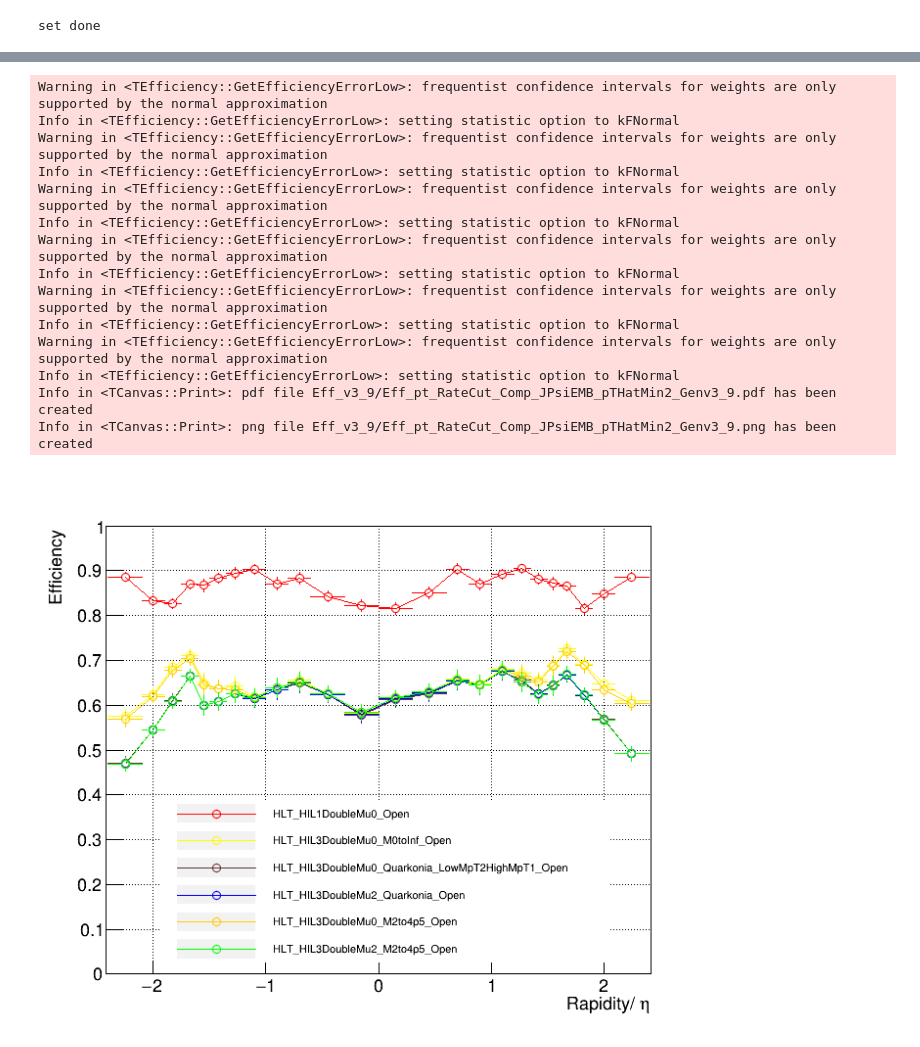
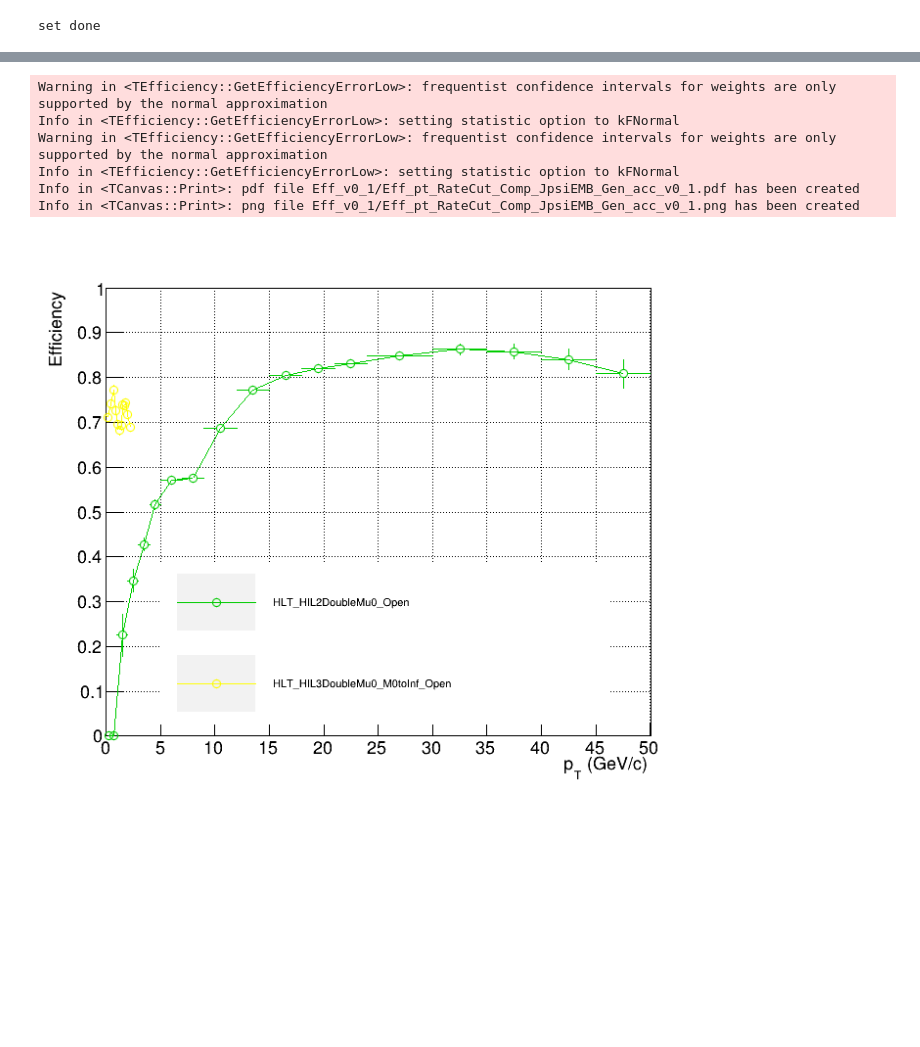
Before and after one commit to vince502/EffCalc, a Jupyter notebook: GetEfficiency.ipynb, the cells around one changed output, grey strips where cells are left out. Drawn from its saved outputs; the diff is of its cells as text; code cells hidden in the pictures; blank space fills up the shorter version.

```diff
--- a/GetEfficiency.ipynb
+++ b/GetEfficiency.ipynb
@@ -110,7 +111,7 @@ def DrawTrigOne(trigDir, obj, canv, _and = False, _col = 221) :
     canv.Draw()
     return canv
 
-def DrawTrigSeq(trigDir, obj, canv, _and = False, _col = 221, _leg = 0, _marker = 1, _disc = "", _pltmode = "") :
+def DrawTrigSeq(trigDir, obj, canv, _and = False, _col = 221, _leg = 0, _marker = 1, _disc = "", _pltmode = "", _rangeDo= 0, _rangeUp = 50) :
     if not ( _and ) :
         canv.Clear();
     first = True;
@@ -130,7 +131,7 @@ def DrawTrigSeq(trigDir, obj, canv, _and = False, _col = 221, _leg = 0, _marker
     hist.SetMarkerStyle(_marker)
     hist.GetYaxis().SetRangeUser(range_do,range_up)
     hist.GetYaxis().SetNdivisions(int((range_up)*10))
-    hist.GetXaxis().SetRangeUser(0, 50)
+    hist.GetXaxis().SetRangeUser(_rangeDo, _rangeUp)
     hist.GetXaxis().SetNdivisions(20)
     hist.GetXaxis().SetTitle("p_{T} (GeV/c)")
     if( _pltmode == 'Y' ):
@@ -141,6 +142,10 @@ def DrawTrigSeq(trigDir, obj, canv, _and = False, _col = 221, _leg = 0, _marker
         hist.GetXaxis().SetRangeUser(0, 200)
         hist.GetXaxis().SetNdivisions(20)
         hist.GetXaxis().SetTitle("Centrality (x2)")
+    if( _pltmode == 'PH' ):
+        hist.GetXaxis().SetRangeUser(-3.5, 3.5)
+        hist.GetXaxis().SetNdivisions(14)
+        hist.GetXaxis().SetTitle("#phi")
 
 
     hist.GetYaxis().SetTitle("Efficiency")
@@ -510,13 +488,13 @@ leg.SetX1(0.3);leg.SetX2(0.87);leg.SetY1(0.12);leg.SetY2(0.53);
 
 leg.Clear()
 
-canv, leg = DrawTrigSeq(f_out2.Get("HLT_HIL1DoubleMu0_Open"), 'pt', canv, _and = False, _col = EColor.kBlack, _leg = leg, _marker = 24, _disc = "HLT_HIL1DoubleMu0_Open")
+# canv, leg = DrawTrigSeq(f_out2.Get("HLT_HIL1DoubleMu0_Open"), 'pt', canv, _and = False, _col = EColor.kBlack, _leg = leg, _marker = 24, _disc = "HLT_HIL1DoubleMu0_Open")
 
-canv, leg = DrawTrigSeq(f_out2.Get("HLT_HIL2DoubleMu0_Open"), 'pt', canv, _and = True, _col = EColor.kRed +1, _leg = leg, _marker = 24, _disc = "HLT_HIL2DoubleMu0_Open")
+# canv, leg = DrawTrigSeq(f_out2.Get("HLT_HIL2DoubleMu0_Open"), 'pt', canv, _and = True, _col = EColor.kRed +1, _leg = leg, _marker = 24, _disc = "HLT_HIL2DoubleMu0_Open")
 # canv, leg = DrawTrigSeq(f_out2.Get("HLT_HIL2DoubleMu0_DoHLTCut_Narrow_Open"), 'pt', canv, _and = True, _col = EColor.kGreen +1, _leg = leg, _marker = 24, _disc = "HLT_HIL2DoubleMu0_M2.3-4.8_Open")
 # canv, leg = DrawTrigSeq(f_out2.Get("HLT_HIL2DoubleMu0_DoHLTCutPT_Narrow_Open"), 'pt', canv, _and = True, _col = EColor.kOrange +1, _leg = leg, _marker = 24, _disc = "HLT_HIL2DoubleMu2.8_M2.3-4.8_Open")
 
-canv, leg = DrawTrigSeq(f_out2.Get("HLT_HIL2DoubleMu0_M1to6p5_Open"), 'pt', canv, _and = True, _col = EColor.kOrange +1, _leg = leg, _marker = 24, _disc = "HLT_HIL2DoubleMu0_M1to6p5_Open")
+# canv, leg = DrawTrigSeq(f_out2.Get("HLT_HIL2DoubleMu0_M1to6p5_Open"), 'pt', canv, _and = True, _col = EColor.kOrange +1, _leg = leg, _marker = 24, _disc = "HLT_HIL2DoubleMu0_M1to6p5_Open")
 
 # canv, leg = DrawTrigSeq(f_out2.Get("HLT_HIL2DoubleMu0_M6p5to16_Open"), 'pt', canv, _and = True, _col = EColor.kRed, _leg = leg, _marker = 24, _disc = "HLT_HIL2DoubleMu0_M6p5to16_Open")
 
@@ -529,7 +507,7 @@ canv, leg = DrawTrigSeq(f_out2.Get("HLT_HIL2DoubleMu0_M1to6p5_Open"), 'pt', canv
 # canv, leg = DrawTrigSeq(f_out2.Get("HLT_HIL3DoubleMuPre0_M2to4p5_Open"), 'pt', canv, _and = True, _col = EColor.kRed, _leg = leg, _marker = 24, _disc = "HLT_HIL3DoubleMuPre0_M2to4p5_Open")
 # canv, leg = DrawTrigSeq(f_out2.Get("HLT_HIL3DoubleMuPre0_M7to15_Open"), 'pt', canv, _and = True, _col = EColor.kRed, _leg = leg, _marker = 24, _disc = "HLT_HIL3DoubleMuPre0_M7to15_Open")
 
-canv, leg = DrawTrigSeq(f_out2.Get("HLT_HIL3DoubleMu0_M0toInf_Open"), 'pt', canv, _and = True, _col = EColor.kBlue +1, _leg = leg, _marker = 24, _disc = "HLT_HIL3DoubleMu0_M0toInf_Open")
+canv, leg = DrawTrigSeq(f_out2.Get("HLT_HIL3DoubleMu0_M0toInf_Open"), 'pt', canv, _and = False, _col = EColor.kBlue +1, _leg = leg, _marker = 24, _disc = "HLT_HIL3DoubleMu0_M0toInf_Open")
 # canv, leg = DrawTrigSeq(f_out2.Get("HLT_HIL3DoubleMu3p8_M0toInf_Open"), 'pt', canv, _and = True, _col = EColor.kRed, _leg = leg, _marker = 24, _disc = "HLT_HIL3DoubleMu3p8_M0toInf_Open")
 # canv, leg = DrawTrigSeq(f_out2.Get("HLT_HIL3DoubleMu0_M7to15_Open"), 'pt', canv, _and = True, _col = EColor.kYellow+1, _leg = leg, _marker = 24, _disc = "HLT_HIL3DoubleMu0_M7to15_Open")
 # canv, leg = DrawTrigSeq(f_out2.Get("HLT_HIL3DoubleMu2_M7to15_Open"), 'pt', canv, _and = True, _col = EColor.kBlue+1, _leg = leg, _marker = 24, _disc = "HLT_HIL3DoubleMu2_M7to15_Open")
@@ -545,9 +523,9 @@ canv, leg = DrawTrigSeq(f_out2.Get("HLT_HIL3DoubleMu0_M0toInf_Open"), 'pt', canv
 
 # canv, leg = DrawTrigSeq(f_out2.Get("HLT_HIL3DoubleMu0_M0toInf_DoHLTCut_Narrow_Open"), 'pt', canv, _and = True, _col = EColor.kPink +1, _leg = leg, _marker = 24, _disc = "HLT_HIL3DoubleMu0_M2.5to4_Open")
 
-canv, leg = DrawTrigSeq(f_out2.Get("HLT_HIL3DoubleMu0_M2to4p5_Open"), 'pt', canv, _and = True, _col = EColor.kTeal +1, _leg = leg, _marker = 24, _disc = "HLT_HIL3DoubleMu0_M2to4p5_Open")
+# canv, leg = DrawTrigSeq(f_out2.Get("HLT_HIL3DoubleMu0_M2to4p5_Open"), 'pt', canv, _and = True, _col = EColor.kTeal +1, _leg = leg, _marker = 24, _disc = "HLT_HIL3DoubleMu0_M2to4p5_Open")
 
-canv, leg = DrawTrigSeq(f_out2.Get("HLT_HIL3DoubleMu2_M2to4p5_Open"), 'pt', canv, _and = True, _col = EColor.kAzure +1, _leg = leg, _marker = 24, _disc = "HLT_HIL3DoubleMu2_M2to4p5_Open")
+# canv, leg = DrawTrigSeq(f_out2.Get("HLT_HIL3DoubleMu2_M2to4p5_Open"), 'pt', canv, _and = True, _col = EColor.kAzure +1, _leg = leg, _marker = 24, _disc = "HLT_HIL3DoubleMu2_M2to4p5_Open")
 # canv, leg = DrawTrigSeq(f_out2.Get("HLT_HIL3DoubleMu1p5_M2to4p5_Open"), 'pt', canv, _and = True, _col = EColor.kRed, _leg = leg, _marker = 24, _disc = "HLT_HIL3DoubleMu1p5_M2to4p5_Open")
 # canv, leg = DrawTrigSeq(f_out2.Get("HLT_HIL3DoubleMu1_M2to4p5_Open"), 'pt', canv, _and = True, _col = EColor.kRed, _leg = leg, _marker = 24, _disc = "HLT_HIL3DoubleMu1_M2to4p5_Open")
 
@@ -590,9 +554,9 @@ leg.SetX1(0.18);leg.SetX2(0.84);leg.SetY1(0.12);leg.SetY2(0.41);
 
 leg.Clear()
 
-canv, leg = DrawTrigSeq(f_out2.Get("HLT_HIL1DoubleMu0_Open"), 'y', canv, _and = False, _col = EColor.kRed, _leg = leg, _marker = 24, _disc = "HLT_HIL1DoubleMu0_Open")
+# canv, leg = DrawTrigSeq(f_out2.Get("HLT_HIL1DoubleMu0_Open"), 'y', canv, _and = False, _col = EColor.kRed, _leg = leg, _marker = 24, _disc = "HLT_HIL1DoubleMu0_Open")
 
-# canv, leg = DrawTrigSeq(f_out2.Get("HLT_HIL2DoubleMu0_Open"), 'pt', canv, _and = True, _col = EColor.kGreen +1, _leg = leg, _marker = 24, _disc = "HLT_HIL2DoubleMu0_Open")
+canv, leg = DrawTrigSeq(f_out2.Get("HLT_HIL2DoubleMu0_Open"), 'pt', canv, _and = False, _col = EColor.kGreen +1, _leg = leg, _marker = 24, _disc = "HLT_HIL2DoubleMu0_Open")
 
 # canv, leg = DrawTrigSeq(f_out2.Get("HLT_HIL2DoubleMu0_M1to6p5_Open"), 'pt', canv, _and = True, _col = EColor.kOrange +1, _leg = leg, _marker = 24, _disc = "HLT_HIL2DoubleMu0_M1to6p5_Open")
 
@@ -605,7 +569,7 @@ canv, leg = DrawTrigSeq(f_out2.Get("HLT_HIL1DoubleMu0_Open"), 'y', canv, _and =
 # canv, leg = DrawTrigSeq(f_out2.Get("HLT_HIL3DoubleMuPre0_Open"), 'pt', canv, _and = True, _col = EColor.kRed, _leg = leg, _marker = 24, _disc = "HLT_HIL3DoubleMuPre0_Open")
 # canv, leg = DrawTrigSeq(f_out2.Get("HLT_HIL3DoubleMuPre3p8_Open"), 'pt', canv, _and = True, _col = EColor.kRed, _leg = leg, _marker = 24, _disc = "HLT_HIL3DoubleMuPre3p8_Open")
 # canv, leg = DrawTrigSeq(f_out2.Get("HLT_HIL3DoubleMuPre0_M2to4p5_Open"), 'pt', canv, _and = True, _col = EColor.kRed, _leg = leg, _marker = 24, _disc = "HLT_HIL3DoubleMuPre0_M2to4p5_Open")
-# canv, leg = DrawTrigSeq(f_out2.Get("HLT_HIL3DoubleMuPre0_M7to15_Open"), 'pt', canv, _and = True, _col = EColor.kRed, _leg = leg, _marker = 24, _disc = "HLT_HIL3DoubleMuPre0_M7to15_Open")
+# canv, leg µK= DrawTrigSeq(f_out2.Get("HLT_HIL3DoubleMuPre0_M7to15_Open"), 'pt', canv, _and = True, _col = EColor.kRed, _leg = leg, _marker = 24, _disc = "HLT_HIL3DoubleMuPre0_M7to15_Open")
 
 canv, leg = DrawTrigSeq(f_out2.Get("HLT_HIL3DoubleMu0_M0toInf_Open"), 'y', canv, _and = True, _col = EColor.kYellow +1, _leg = leg, _marker = 24, _disc = "HLT_HIL3DoubleMu0_M0toInf_Open")
 # canv, leg = DrawTrigSeq(f_out2.Get("HLT_HIL3DoubleMu3p8_M0toInf_Open"), 'pt', canv, _and = True, _col = EColor.kRed, _leg = leg, _marker = 24, _disc = "HLT_HIL3DoubleMu3p8_M0toInf_Open")
@@ -613,48 +577,41 @@ canv, leg = DrawTrigSeq(f_out2.Get("HLT_HIL3DoubleMu0_M0toInf_Open"), 'y', canv,
 # canv, leg = DrawTrigSeq(f_out2.Get("HLT_HIL3DoubleMu2_M7to15_Open"), 'pt', canv, _and = True, _col = EColor.kBlue+1, _leg = leg, _marker = 24, _disc = "HLT_HIL3DoubleMu2_M7to15_Open")
 # canv, leg = DrawTrigSeq(f_out2.Get("HLT_HIL3DoubleMu1p5_M7to15_Open"), 'pt', canv, _and = True, _col = EColor.kRed, _leg = leg, _marker = 24, _disc = "HLT_HIL3DoubleMu1p5_M7to15_Open")
 # canv, leg = DrawTrigSeq(f_out2.Get("HLT_HIL3DoubleMu1_M7to15_Open"), 'pt', canv, _and = True, _col = EColor.kRed, _leg = leg, _marker = 24, _disc = "HLT_HIL3DoubleMu1_M7to15_Open")
 # canv, leg = DrawTrigSeq(f_out2.Get("HLT_HIL3DoubleMu0_Quarkonia_Open"), 'pt', canv, _and = True, _col = EColor.kOrange+1, _leg = leg, _marker = 24, _disc = "HLT_HIL3DoubleMu0_Quarkonia_Open")
 # canv, leg = DrawTrigSeq(f_out2.Get("HLT_HIL3DoubleMu0_Quarkonia_LowMpT2_Open"), 'pt', canv, _and = True, _col = EColor.kTeal, _leg = leg, _marker = 24, _disc = "HLT_HIL3DoubleMu0_Quarkonia_LowMpT2_Open")
 # canv, leg = DrawTrigSeq(f_out2.Get("HLT_HIL3DoubleMu0_Quarkonia_LowMpT2HighMpT1p5_Open"), 'pt', canv, _and = True, _col = EColor.kMagenta, _leg = leg, _marker = 24, _disc = "HLT_HIL3DoubleMu0_Quarkonia_LowMpT2HighMpT1p5_Open")
-canv, leg = DrawTrigSeq(f_out2.Get("HLT_HIL3DoubleMu0_Quarkonia_LowMpT2HighMpT1_Open"), 'y', canv, _and = True, _col = EColor.kRed, _leg = leg, _marker = 24, _disc = "HLT_HIL3DoubleMu0_Quarkonia_LowMpT2HighMpT1_Open")
-canv, leg = DrawTrigSeq(f_out2.Get("HLT_HIL3DoubleMu2_Quarkonia_Open"), 'y', canv, _and = True, _col = EColor.kBlue+1, _leg = leg, _marker = 24, _disc = "HLT_HIL3DoubleMu2_Quarkonia_Open")
-canv, leg = DrawTrigSeq(f_out2.Get("HLT_HIL3DoubleMu0_M2to4p5_Open"), 'y', canv, _and = True, _col = EColor.kOrange +1, _leg = leg, _marker = 24, _disc = "HLT_HIL3DoubleMu0_M2to4p5_Open")
+# canv, leg = DrawTrigSeq(f_out2.Get("HLT_HIL3DoubleMu0_Quarkonia_LowMpT2HighMpT1_Open"), 'y', canv, _and = True, _col = EColor.kRed, _leg = leg, _marker = 24, _disc = "HLT_HIL3DoubleMu0_Quarkonia_LowMpT2HighMpT1_Open")
+# canv, leg = DrawTrigSeq(f_out2.Get("HLT_HIL3DoubleMu2_Quarkonia_Open"), 'y', canv, _and = True, _col = EColor.kBlue+1, _leg = leg, _marker = 24, _disc = "HLT_HIL3DoubleMu2_Quarkonia_Open")
+# canv, leg = DrawTrigSeq(f_out2.Get("HLT_HIL3DoubleMu0_M2to4p5_Open"), 'y', canv, _and = True, _col = EColor.kOrange +1, _leg = leg, _marker = 24, _disc = "HLT_HIL3DoubleMu0_M2to4p5_Open")
 
-canv, leg = DrawTrigSeq(f_out2.Get("HLT_HIL3DoubleMu2_M2to4p5_Open"), 'y', canv, _and = True, _col = EColor.kGreen +1, _leg = leg, _marker = 24, _disc = "HLT_HIL3DoubleMu2_M2to4p5_Open")
+# canv, leg = DrawTrigSeq(f_out2.Get("HLT_HIL3DoubleMu2_M2to4p5_Open"), 'y', canv, _and = True, _col = EColor.kGreen +1, _leg = leg, _marker = 24, _disc = "HLT_HIL3DoubleMu2_M2to4p5_Open")
 # canv, leg = DrawTrigSeq(f_out2.Get("HLT_HIL3DoubleMu1p5_M2to4p5_Open"), 'pt', canv, _and = True, _col = EColor.kRed, _leg = leg, _marker = 24, _disc = "HLT_HIL3DoubleMu1p5_M2to4p5_Open")
 # canv, leg = DrawTrigSeq(f_out2.Get("HLT_HIL3DoubleMu1_M2to4p5_Open"), 'pt', canv, _and = True, _col = EColor.kRed, _leg = leg, _marker = 24, _disc = "HLT_HIL3DoubleMu1_M2to4p5_Open")
 
 # canv, leg = DrawTrigSeq(f_out2.Get("HLT_HIL2SingleMu3_Open"), 'eta', canv, _and = False, _col = EColor.kRed, _leg = leg, _marker = 24, _disc = "HLT_HIL2SingleMu3_Open")
 # canv, leg = DrawTrigSeq(f_out2.Get("HLT_HIL2SingleMu5_Open"), 'eta', canv, _and = True, _col = EColor.kOrange+1, _leg = leg, _marker = 24, _disc = "HLT_HIL2SingleMu5_Open")
 # canv, leg = DrawTrigSeq(f_out2.Get("HLT_HIL2SingleMu7_Open"), 'eta', canv, _and = True, _col = EColor.kOrange +5, _leg = leg, _marker = 24, _disc = "HLT_HIL2SingleMu7_Open")
 # canv, leg = DrawTrigSeq(f_out2.Get("HLT_HIL3SingleMu3_Open"), 'eta', canv, _and = True, _col = EColor.kYellow +4, _leg = leg, _marker = 24, _disc = "HLT_HIL3SingleMu3_Open")
 # canv, leg = DrawTrigSeq(f_out2.Get("HLT_HIL3SingleMu5_Open"), 'eta', canv, _and = True, _col = EColor.kMagenta +1, _leg = leg, _marker = 24, _disc = "HLT_HIL3SingleMu5_Open")
+
 # canv, leg = DrawTrigSeq(f_out2.Get("HLT_HIL3SingleMu7_Open"), 'eta', canv, _and = True, _col = EColor.kMagenta +6, _leg = leg, _marker = 24, _disc = "HLT_HIL3SingleMu7_Open")
 
 
 # canv, leg = DrawTrigSeq(f_leg.Get("HLT_HIL1DoubleMuOpen_v"), 'pt', canv, _and = True, _col = 2, _leg = leg, _disc = "HLT_HIL1DoubleMu0_Legacy_v")
 leg.DrawClone()
 canv.Draw()
 canv.SaveAs("%s/Eff_pt_RateCut_Comp_%s.pdf" % (pltdir, ver) )
 canv.SaveAs("%s/Eff_pt_RateCut_Comp_%s.png" % (pltdir, ver) )
 
 leg.Clear()
 # %% [output]
 Warning in <TEfficiency::GetEfficiencyErrorLow>: frequentist confidence intervals for weights are only supported by the normal approximation
 Info in <TEfficiency::GetEfficiencyErrorLow>: setting statistic option to kFNormal
 Warning in <TEfficiency::GetEfficiencyErrorLow>: frequentist confidence intervals for weights are only supported by the normal approximation
 Info in <TEfficiency::GetEfficiencyErrorLow>: setting statistic option to kFNormal
-Warning in <TEfficiency::GetEfficiencyErrorLow>: frequentist confidence intervals for weights are only supported by the normal approximation
-Info in <TEfficiency::GetEfficiencyErrorLow>: setting statistic option to kFNormal
-Warning in <TEfficiency::GetEfficiencyErrorLow>: frequentist confidence intervals for weights are only supported by the normal approximation
-Info in <TEfficiency::GetEfficiencyErrorLow>: setting statistic option to kFNormal
-Warning in <TEfficiency::GetEfficiencyErrorLow>: frequentist confidence intervals for weights are only supported by the normal approximation
-Info in <TEfficiency::GetEfficiencyErrorLow>: setting statistic option to kFNormal
-Warning in <TEfficiency::GetEfficiencyErrorLow>: frequentist confidence intervals for weights are only supported by the normal approximation
-Info in <TEfficiency::GetEfficiencyErrorLow>: setting statistic option to kFNormal
-Info in <TCanvas::Print>: pdf file Eff_v3_9/Eff_pt_RateCut_Comp_JPsiEMB_pTHatMin2_Genv3_9.pdf has been created
-Info in <TCanvas::Print>: png file Eff_v3_9/Eff_pt_RateCut_Comp_JPsiEMB_pTHatMin2_Genv3_9.png has been created
+Info in <TCanvas::Print>: pdf file Eff_v0_1/Eff_pt_RateCut_Comp_JpsiEMB_Gen_acc_v0_1.pdf has been created
+Info in <TCanvas::Print>: png file Eff_v0_1/Eff_pt_RateCut_Comp_JpsiEMB_Gen_acc_v0_1.png has been created
-[figure, old version]
+[figure, new version]
 # %%
 leg.SetNColumns(2)
 leg.SetTextSize(0.020)
```
Also changed, not shown: parts of 17 cells of this notebook, 10 other files.
